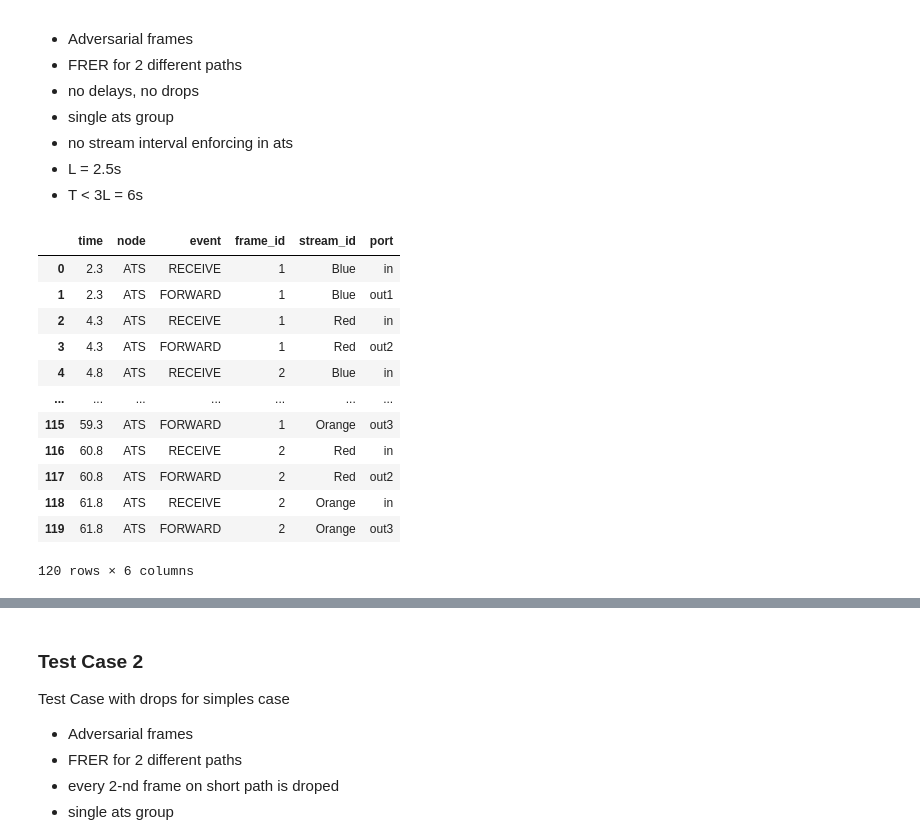
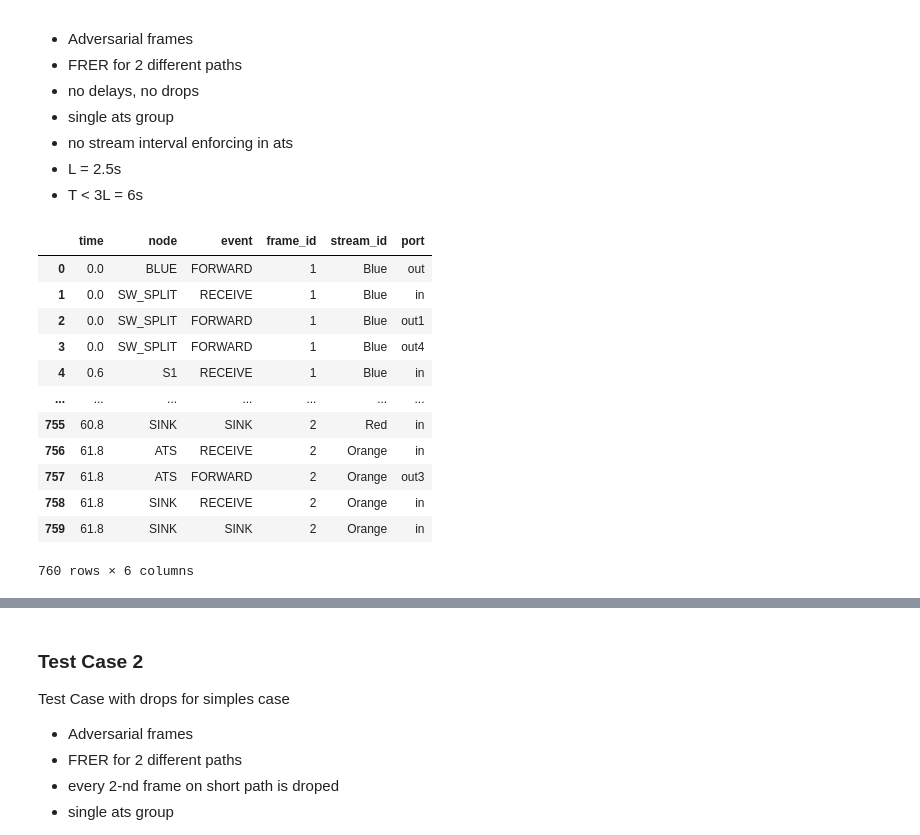
Before and after one commit to DanyBoi22/ATSim, a Jupyter notebook: ATSim.ipynb, the cells around one changed output, grey strips where cells are left out. Cells and saved outputs as stored; diff of their text form; code cells hidden in the pictures.

```diff
--- a/ATSim.ipynb
+++ b/ATSim.ipynb
@@ -42,7 +42,7 @@ link_sw2_sink = Link(sim, bitrate_bps=800, transmission_delay_enabled=False, pro
 
 
 # Sink
-sink = SinkSwitch("SINK", sim, sink_logger)
+sink = SinkSwitch("SINK", sim, logger)
 sink_in = sink.add_ingress_port("in")
 link_sw2_sink.connect(sink, sink_in)
 
@@ -52,7 +52,7 @@ ats_groups = {"G1": ATSGroup(cir_bps=800, cbs_bytes=80, max_residence_time=6)}
 routing_table = {"Blue": ["out1"], "Red": ["out2"], "Orange": ["out3"]}
 stream_to_group = {"Red": "G1", "Orange": "G1", "Blue": "G1"}
 
-sw2 = ATSSwitch("ATS", sim, ats_logger, routing_table, stream_to_group, ats_groups)
+sw2 = ATSSwitch("ATS", sim, logger, routing_table, stream_to_group, ats_groups)
 ats_in = sw2.add_ingress_port("in")
 link_sw1_sw2.connect(sw2, ats_in)
 sw2.add_egress_port("out1", link_sw2_sink)
@@ -97,44 +97,43 @@ s1_in = s1.add_ingress_port("in")
 link_sw0_s1.connect(s1, s1_in)
 s1.add_egress_port("out", link_s1_sw1)
 
 
 # Sources
 src1 = TrafficSource("BLUE", sim, logger)
 src2 = TrafficSource("RED", sim, logger)
 src3 = TrafficSource("ORANGE", sim, logger)
 src1.add_egress_port("out", link_src1_sw0)
 src2.add_egress_port("out", link_src2_sw0)
 src3.add_egress_port("out", link_src3_sw0)
 
 src1.start_periodic_loop(stream_id="Blue", frames_per_period=2, period=6, interval=L, size=10, count=10, offset=0.0)
 src2.start_periodic_loop(stream_id="Red", frames_per_period=2, period=6, interval=L, size=10, count=10, offset=1.0)
 src3.start_periodic_loop(stream_id="Orange", frames_per_period=2, period=6, interval=L, size=10, count=10, offset=2.0)
 
 
 sim.run(until=100)
 """
 with pd.option_context(
     "display.max_columns", None,
     "display.max_rows", None,
     "display.max_colwidth", None,
     "display.width", None,
 ):
     display(sink_logger.to_dataframe())
     display(ats_logger.to_dataframe())
 """
-sink_logger.to_dataframe()
-ats_logger.to_dataframe()
+logger.to_dataframe()
 # %% [output]
 |  | time | node | event | frame_id | stream_id | port |
-| 0 | 2.3 | ATS | RECEIVE | 1 | Blue | in |
-| 1 | 2.3 | ATS | FORWARD | 1 | Blue | out1 |
-| 2 | 4.3 | ATS | RECEIVE | 1 | Red | in |
-| 3 | 4.3 | ATS | FORWARD | 1 | Red | out2 |
-| 4 | 4.8 | ATS | RECEIVE | 2 | Blue | in |
+| 0 | 0.0 | BLUE | FORWARD | 1 | Blue | out |
+| 1 | 0.0 | SW_SPLIT | RECEIVE | 1 | Blue | in |
+| 2 | 0.0 | SW_SPLIT | FORWARD | 1 | Blue | out1 |
+| 3 | 0.0 | SW_SPLIT | FORWARD | 1 | Blue | out4 |
+| 4 | 0.6 | S1 | RECEIVE | 1 | Blue | in |
 | ... | ... | ... | ... | ... | ... | ... |
-| 115 | 59.3 | ATS | FORWARD | 1 | Orange | out3 |
-| 116 | 60.8 | ATS | RECEIVE | 2 | Red | in |
-| 117 | 60.8 | ATS | FORWARD | 2 | Red | out2 |
-| 118 | 61.8 | ATS | RECEIVE | 2 | Orange | in |
-| 119 | 61.8 | ATS | FORWARD | 2 | Orange | out3 |
+| 755 | 60.8 | SINK | SINK | 2 | Red | in |
+| 756 | 61.8 | ATS | RECEIVE | 2 | Orange | in |
+| 757 | 61.8 | ATS | FORWARD | 2 | Orange | out3 |
+| 758 | 61.8 | SINK | RECEIVE | 2 | Orange | in |
+| 759 | 61.8 | SINK | SINK | 2 | Orange | in |
-120 rows × 6 columns
+760 rows × 6 columns
```
Also changed, not shown: parts of 4 cells of this notebook.
